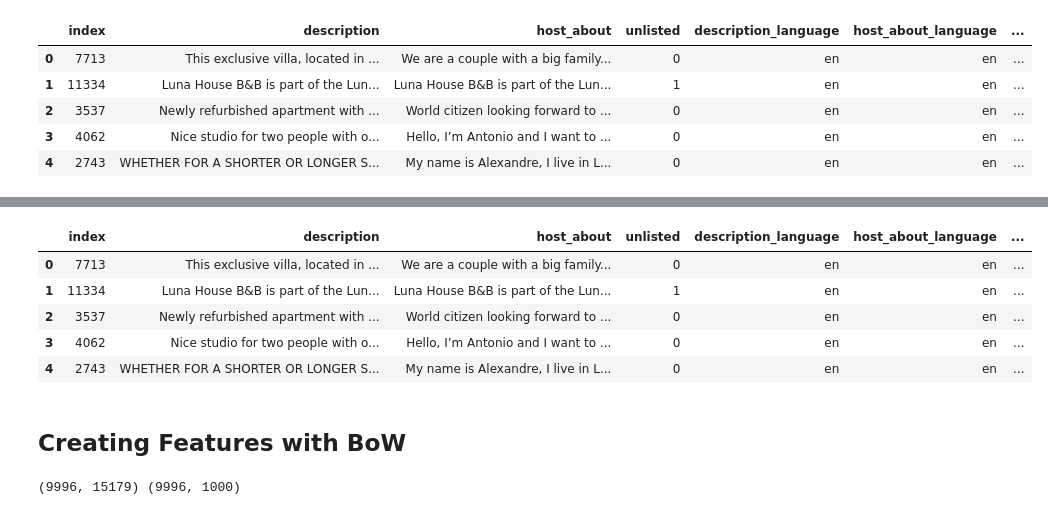
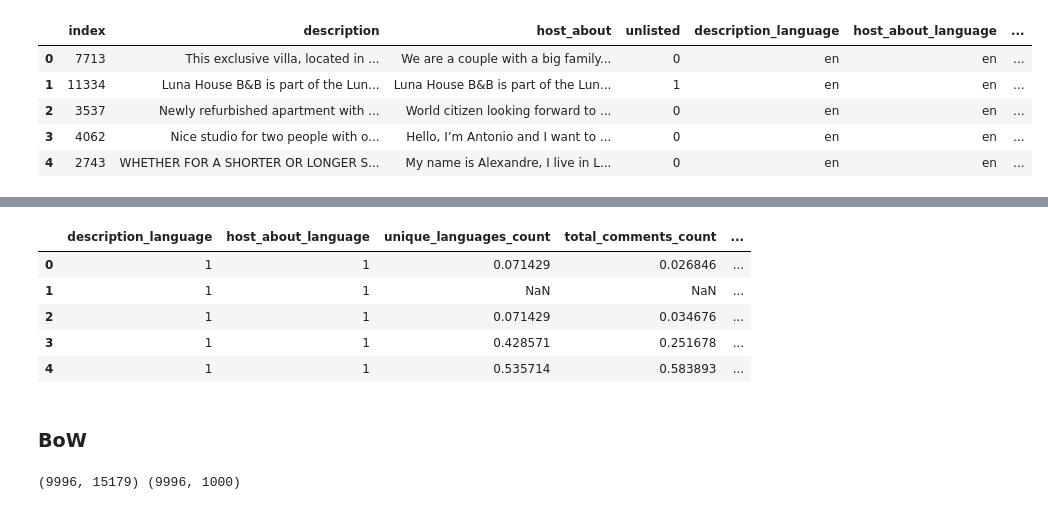
Before and after one commit to iryna-savchuk/TM_project, a Jupyter notebook: Analogue Lab 1 (Text cleaning, BoW, KNN, RF, XGBoost).ipynb, the cells around one changed output, grey strips where cells are left out. Cells and saved outputs as stored; diff of their text form; code cells hidden in the pictures.

```diff
--- a/Analogue Lab 1 (Text cleaning, BoW, KNN, RF, XGBoost).ipynb
+++ b/Analogue Lab 1 (Text cleaning, BoW, KNN, RF, XGBoost).ipynb
@@ -482,3 +482,9 @@ merged_reviews
 | 8464 | 12493 | 5 | 35 | 27.0 | Nice place, nice location, easy c... |
 | 8465 | 12494 | 10 | 207 | 157.0 | We had a very lovely stay in Lisb... |
 8466 rows × 5 columns
+# %%
+# Group by 'index' and calculate median values for sentiments
+grouped_sentiment = reviews_df.groupby('index')[
+    ['sentiment_TextBlob', 'sentiment_nltk', 'sentiment_distilbert']].median().reset_index()
+
+grouped_sentiment.head()
@@ -484,0 +498,4 @@ merged_reviews
+# %%
+# Creating the final features for reviews by merging with Sentiment medians
+merged_reviews = pd.merge(merged_reviews, grouped_sentiment, on='index', how='left')
+merged_reviews.head()
@@ -505,0 +532,8 @@ train_df.head()
+# %%
+non_text_cols = ['description_language', 'host_about_language',
+                'unique_languages_count', 'total_comments_count', 'eng_comment_count',
+                'sentiment_TextBlob', 'sentiment_nltk', 'sentiment_distilbert']
+
+train_features_df = train_df[non_text_cols].copy()
+
+train_features_df.head()
@@ -505,0 +547,6 @@ train_df.head()
+# %%
+# Replace 'en' with 1 and others with 0 in 'description_language' and 'host_about_language'
+train_features_df['description_language'] = np.where(train_features_df['description_language'] == 'en', 1, 0)
+train_features_df['host_about_language'] = np.where(train_features_df['host_about_language'] == 'en', 1, 0)
+
+train_features_df.head()
@@ -506,19 +560,19 @@ train_df.head()
 # %%
 # Scaling selected columns with MinMaxScaler
 scaler = MinMaxScaler()
 cols_to_scale = ['unique_languages_count', 'total_comments_count', 'eng_comment_count']
-train_df[cols_to_scale] = scaler.fit_transform(train_df[cols_to_scale])
+train_features_df[cols_to_scale] = scaler.fit_transform(train_features_df[cols_to_scale])
 
-train_df.head()
+train_features_df.head()
 # %% [output]
-|  | index | description | host_about | unlisted | description_language | host_about_language | ... |
-| 0 | 7713 | This exclusive villa, located in ... | We are a couple with a big family... | 0 | en | en | ... |
-| 1 | 11334 | Luna House B&B is part of the Lun... | Luna House B&B is part of the Lun... | 1 | en | en | ... |
-| 2 | 3537 | Newly refurbished apartment with ... | World citizen looking forward to ... | 0 | en | en | ... |
-| 3 | 4062 | Nice studio for two people with o... | Hello, I’m Antonio and I want to ... | 0 | en | en | ... |
-| 4 | 2743 | WHETHER FOR A SHORTER OR LONGER S... | My name is Alexandre, I live in L... | 0 | en | en | ... |
+|  | description_language | host_about_language | unique_languages_count | total_comments_count | ... |
+| 0 | 1 | 1 | 0.071429 | 0.026846 | ... |
+| 1 | 1 | 1 | NaN | NaN | ... |
+| 2 | 1 | 1 | 0.071429 | 0.034676 | ... |
+| 3 | 1 | 1 | 0.428571 | 0.251678 | ... |
+| 4 | 1 | 1 | 0.535714 | 0.583893 | ... |
 # %% [markdown]
-## Creating Features with BoW
+### BoW
 # %%
 #bow = CountVectorizer(binary=True)
 #X_train = bow.fit_transform(train_df["cleaned_description"] + ' ' + train_df["eng_reviews_cleaned"])
```
Also changed, not shown: parts of 19 cells of this notebook, 3 other files.
